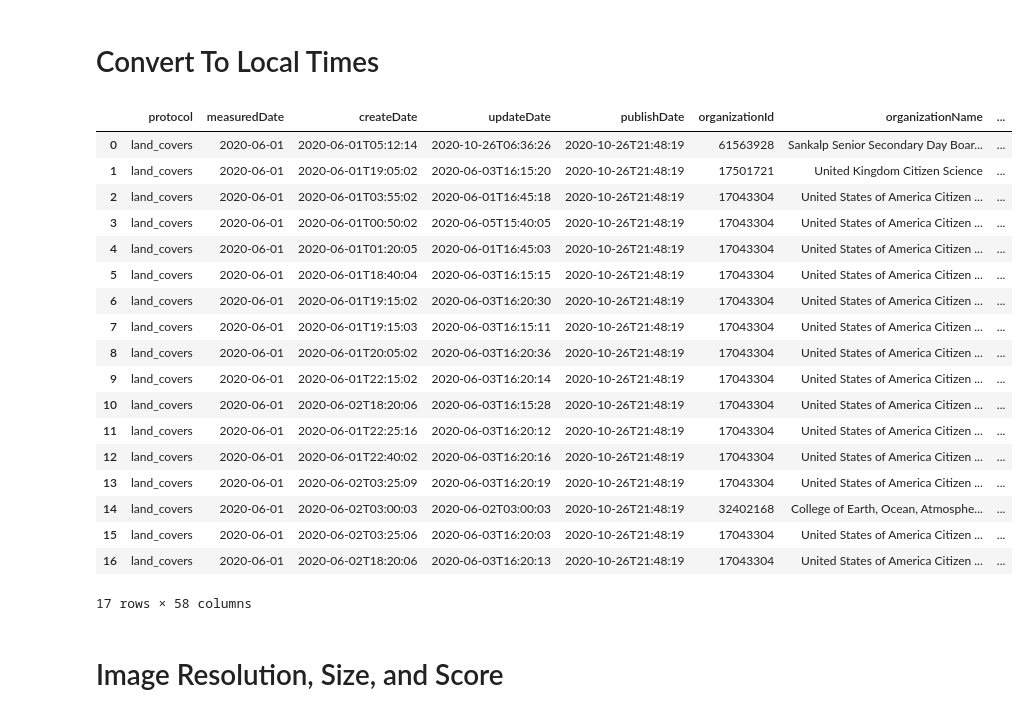
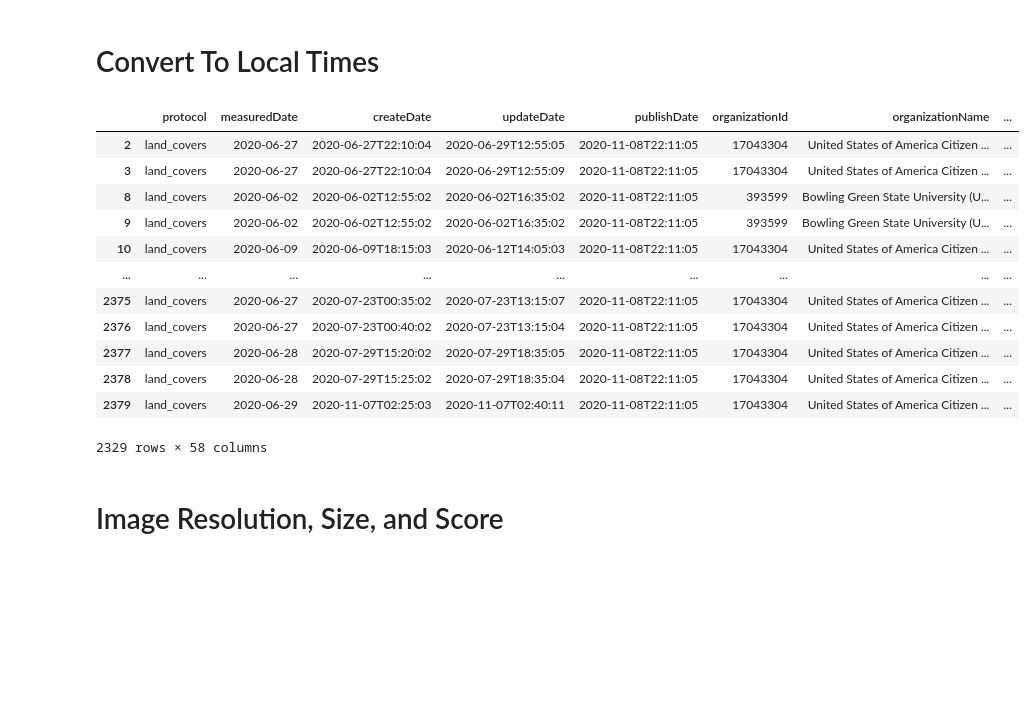
Before and after one commit to Piphi5/Landcover-Notebook, a Jupyter notebook: Landcover Notebook.ipynb, the cells around one changed output. Cells and saved outputs as stored; diff of their text form; code cells hidden in the pictures; blank space fills up the shorter version.

```diff
--- a/Landcover Notebook.ipynb
+++ b/Landcover Notebook.ipynb
@@ -22,8 +47,8 @@ url_entries = ["lcDownwardPhotoUrl", "lcEastPhotoUrl", "lcUpwardPhotoUrl", "lcNo
 # %%
 # get app data
-get_app_only = False
+get_app_only = True
 
-# mesausre att or site corrindates
+# measured at or site coordinates
 get_site_coordinates = False
 
 # dates
@@ -81,38 +127,43 @@ df
 # Convert To Local Times
 # %%
 def convert_times(date, longitude):
-    # Adapted from Matt Bandel's Mosquito Habitat Mapper Notebook
+    """Converts the measured date from the UTC timezone to the entry's local date.
+    Adapted from Matt Bandel's Mosquito Habitat Mapper Notebook: https://github.com/IGES-Geospatial/globe-mosquitoes-notebook
+
+    Arguments:
+        date: str, The recorded datetime for the measurement
+        longitude: float, The measured longitude for the observation
+
+    Returns:
+        (int, int, int, int) tuple, contains: year, month, day, day of the year (1-366)
+    """
+
     # convert the date string to date object and normalize based on partitioning
     date_obj = datetime.strptime(re.sub(r"\..*", "", date), "%Y-%m-%dT%H:%M:%S")
+
     # convert the date string to date object and correct for longitude
     zone = int(round(longitude * 24 / 360, 0))
     converted = date_obj + timedelta(hours=zone)
     tt = converted.timetuple()
 
     return tt.tm_year, tt.tm_mon, tt.tm_mday, tt.tm_yday
 vectorized_convert = np.vectorize(convert_times)
 
 df["year"], df["month"], df["day"], df["day of year"] = vectorized_convert(df['lcMeasuredAt'].to_numpy(), df['longitude'].to_numpy())
 df
 # %% [output]
 |  | protocol | measuredDate | createDate | updateDate | publishDate | organizationId | organizationName | ... |
-| 0 | land_covers | 2020-06-01 | 2020-06-01T05:12:14 | 2020-10-26T06:36:26 | 2020-10-26T21:48:19 | 61563928 | Sankalp Senior Secondary Day Boar... | ... |
-| 1 | land_covers | 2020-06-01 | 2020-06-01T19:05:02 | 2020-06-03T16:15:20 | 2020-10-26T21:48:19 | 17501721 | United Kingdom Citizen Science | ... |
-| 2 | land_covers | 2020-06-01 | 2020-06-01T03:55:02 | 2020-06-01T16:45:18 | 2020-10-26T21:48:19 | 17043304 | United States of America Citizen ... | ... |
-| 3 | land_covers | 2020-06-01 | 2020-06-01T00:50:02 | 2020-06-05T15:40:05 | 2020-10-26T21:48:19 | 17043304 | United States of America Citizen ... | ... |
-| 4 | land_covers | 2020-06-01 | 2020-06-01T01:20:05 | 2020-06-01T16:45:03 | 2020-10-26T21:48:19 | 17043304 | United States of America Citizen ... | ... |
-| 5 | land_covers | 2020-06-01 | 2020-06-01T18:40:04 | 2020-06-03T16:15:15 | 2020-10-26T21:48:19 | 17043304 | United States of America Citizen ... | ... |
-| 6 | land_covers | 2020-06-01 | 2020-06-01T19:15:02 | 2020-06-03T16:20:30 | 2020-10-26T21:48:19 | 17043304 | United States of America Citizen ... | ... |
-| 7 | land_covers | 2020-06-01 | 2020-06-01T19:15:03 | 2020-06-03T16:15:11 | 2020-10-26T21:48:19 | 17043304 | United States of America Citizen ... | ... |
-| 8 | land_covers | 2020-06-01 | 2020-06-01T20:05:02 | 2020-06-03T16:20:36 | 2020-10-26T21:48:19 | 17043304 | United States of America Citizen ... | ... |
-| 9 | land_covers | 2020-06-01 | 2020-06-01T22:15:02 | 2020-06-03T16:20:14 | 2020-10-26T21:48:19 | 17043304 | United States of America Citizen ... | ... |
-| 10 | land_covers | 2020-06-01 | 2020-06-02T18:20:06 | 2020-06-03T16:15:28 | 2020-10-26T21:48:19 | 17043304 | United States of America Citizen ... | ... |
-| 11 | land_covers | 2020-06-01 | 2020-06-01T22:25:16 | 2020-06-03T16:20:12 | 2020-10-26T21:48:19 | 17043304 | United States of America Citizen ... | ... |
-| 12 | land_covers | 2020-06-01 | 2020-06-01T22:40:02 | 2020-06-03T16:20:16 | 2020-10-26T21:48:19 | 17043304 | United States of America Citizen ... | ... |
-| 13 | land_covers | 2020-06-01 | 2020-06-02T03:25:09 | 2020-06-03T16:20:19 | 2020-10-26T21:48:19 | 17043304 | United States of America Citizen ... | ... |
-| 14 | land_covers | 2020-06-01 | 2020-06-02T03:00:03 | 2020-06-02T03:00:03 | 2020-10-26T21:48:19 | 32402168 | College of Earth, Ocean, Atmosphe... | ... |
-| 15 | land_covers | 2020-06-01 | 2020-06-02T03:25:06 | 2020-06-03T16:20:03 | 2020-10-26T21:48:19 | 17043304 | United States of America Citizen ... | ... |
-| 16 | land_covers | 2020-06-01 | 2020-06-02T18:20:06 | 2020-06-03T16:20:13 | 2020-10-26T21:48:19 | 17043304 | United States of America Citizen ... | ... |
+| 2 | land_covers | 2020-06-27 | 2020-06-27T22:10:04 | 2020-06-29T12:55:05 | 2020-11-08T22:11:05 | 17043304 | United States of America Citizen ... | ... |
+| 3 | land_covers | 2020-06-27 | 2020-06-27T22:10:04 | 2020-06-29T12:55:09 | 2020-11-08T22:11:05 | 17043304 | United States of America Citizen ... | ... |
+| 8 | land_covers | 2020-06-02 | 2020-06-02T12:55:02 | 2020-06-02T16:35:02 | 2020-11-08T22:11:05 | 393599 | Bowling Green State University (U... | ... |
+| 9 | land_covers | 2020-06-02 | 2020-06-02T12:55:02 | 2020-06-02T16:35:02 | 2020-11-08T22:11:05 | 393599 | Bowling Green State University (U... | ... |
+| 10 | land_covers | 2020-06-09 | 2020-06-09T18:15:03 | 2020-06-12T14:05:03 | 2020-11-08T22:11:05 | 17043304 | United States of America Citizen ... | ... |
+| ... | ... | ... | ... | ... | ... | ... | ... | ... |
+| 2375 | land_covers | 2020-06-27 | 2020-07-23T00:35:02 | 2020-07-23T13:15:07 | 2020-11-08T22:11:05 | 17043304 | United States of America Citizen ... | ... |
+| 2376 | land_covers | 2020-06-27 | 2020-07-23T00:40:02 | 2020-07-23T13:15:04 | 2020-11-08T22:11:05 | 17043304 | United States of America Citizen ... | ... |
+| 2377 | land_covers | 2020-06-28 | 2020-07-29T15:20:02 | 2020-07-29T18:35:05 | 2020-11-08T22:11:05 | 17043304 | United States of America Citizen ... | ... |
+| 2378 | land_covers | 2020-06-28 | 2020-07-29T15:25:02 | 2020-07-29T18:35:04 | 2020-11-08T22:11:05 | 17043304 | United States of America Citizen ... | ... |
+| 2379 | land_covers | 2020-06-29 | 2020-11-07T02:25:03 | 2020-11-07T02:40:11 | 2020-11-08T22:11:05 | 17043304 | United States of America Citizen ... | ... |
-17 rows × 58 columns
+2329 rows × 58 columns
 # %% [markdown]
 # Image Resolution, Size, and Score
```
Also changed, not shown: parts of 60 cells of this notebook, 1 other file.
